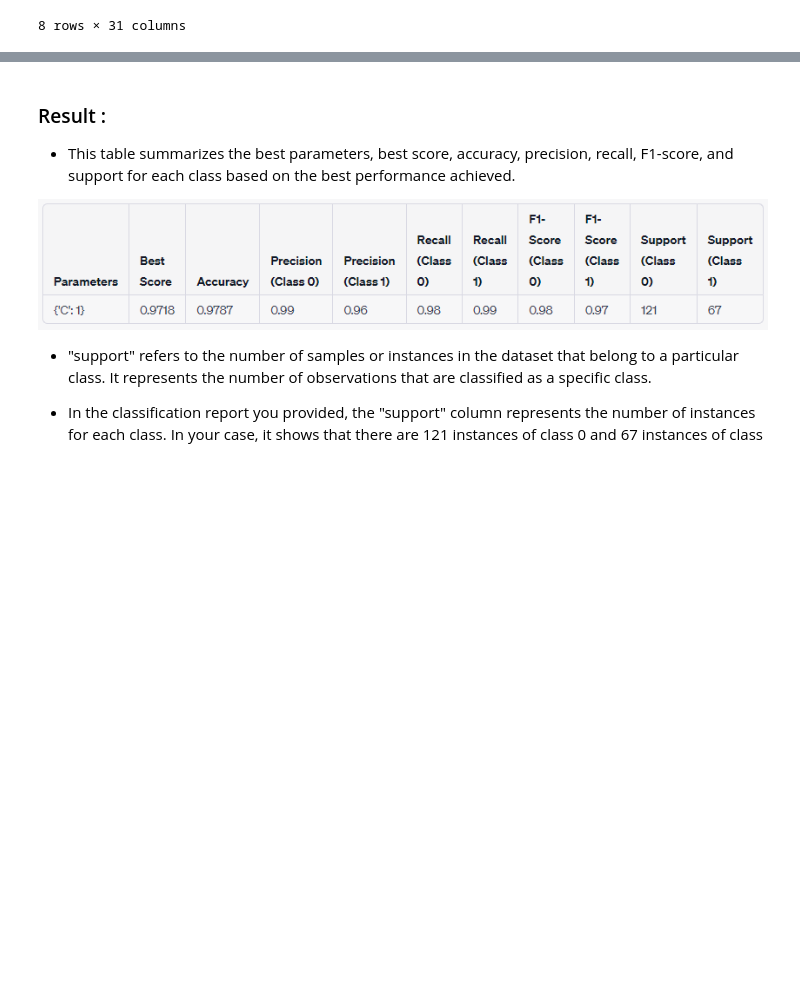
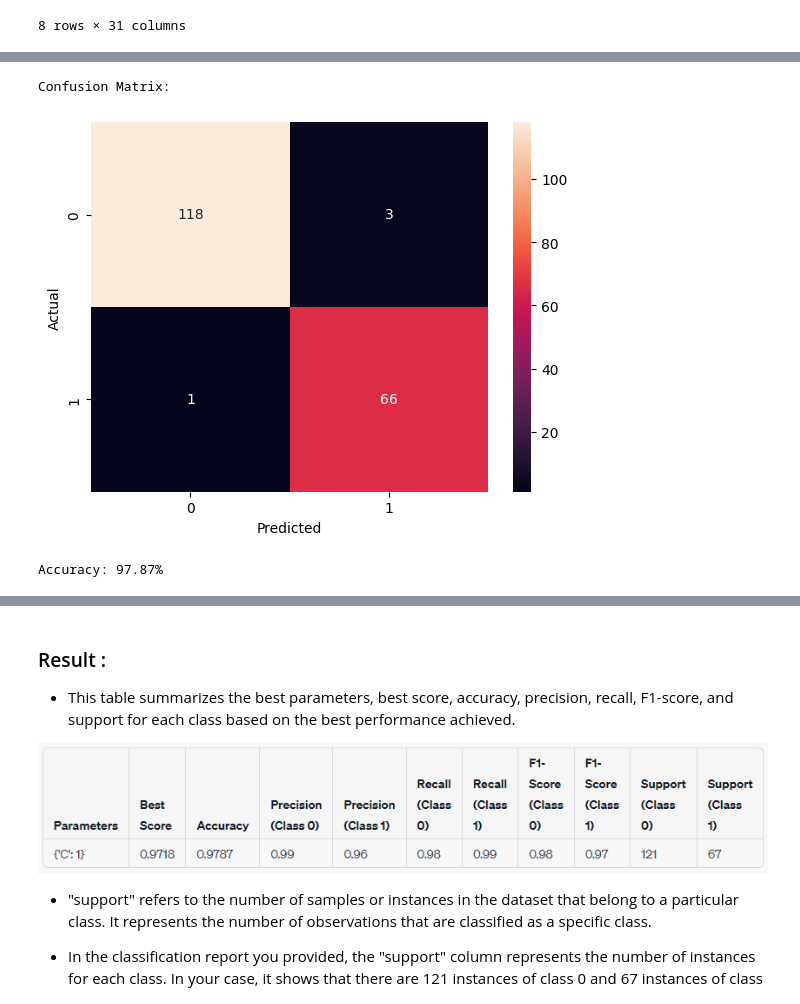
Before and after one commit to farshidhesami/Machine_learning_algorithm, a Jupyter notebook: training_course/LinearRegression.ipynb, the cells around one changed output, grey strips where cells are left out. Saved outputs shown, nothing was run; the diff lists cells and outputs as text; code cells hidden in the pictures; blank space fills up the shorter version.

```diff
--- a/training_course/LinearRegression.ipynb
+++ b/training_course/LinearRegression.ipynb
@@ -605,0 +529,2 @@ weighted avg       0.98      0.98      0.98       188
+# %%
+y = pd.DataFrame(df.iloc[:, -1].values, columns=['Target'])
@@ -605,0 +635,25 @@ weighted avg       0.98      0.98      0.98       188
+# %%
+### from sklearn.metrics import confusion_matrix, classification_report, accuracy_score
+### import seaborn as sns
+
+# Calculate and print the confusion matrix
+
+confusion_mat = confusion_matrix(y_test, y_pred)
+print("Confusion Matrix:")
+
+sns.heatmap(confusion_mat, annot=True, fmt="d")
+plt.xlabel('Predicted')
+plt.ylabel('Actual')
+
+plt.show()
+# %% [output]
+Confusion Matrix:
+[figure, added]
+# %%
+# Calculate and print the accuracy score
+
+accuracy = accuracy_score(y_test, y_pred)
+accuracy_percentage = accuracy * 100
+print("Accuracy: {:.2f}%".format(accuracy_percentage))
+# %% [output]
+Accuracy: 97.87%
```
Also changed, not shown: parts of 24 cells of this notebook, 1 other file.
